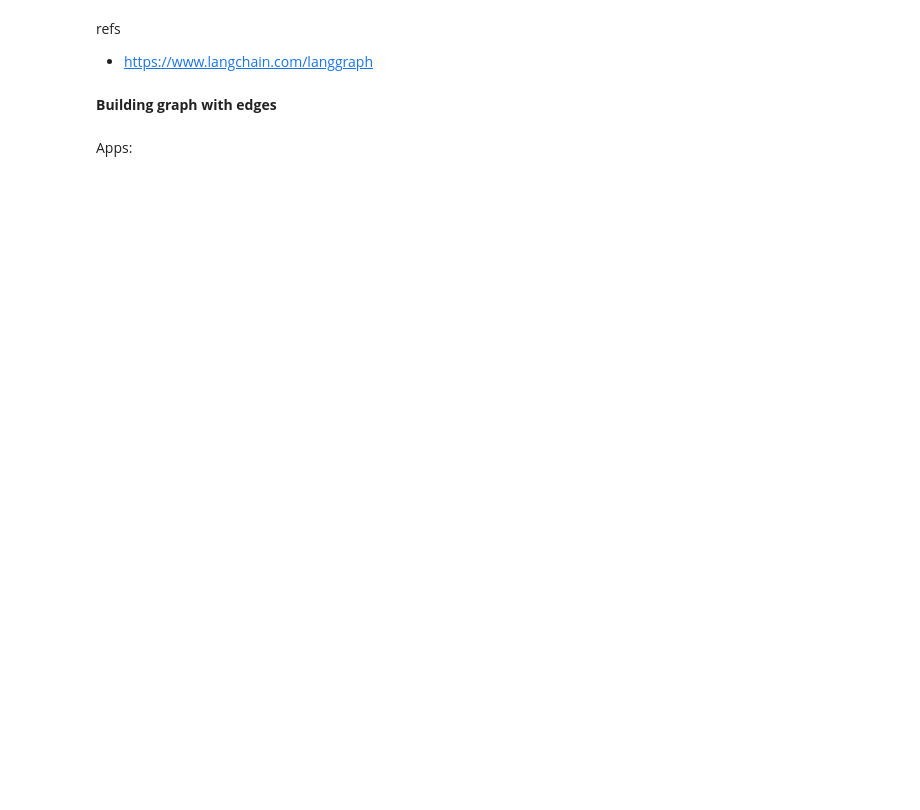
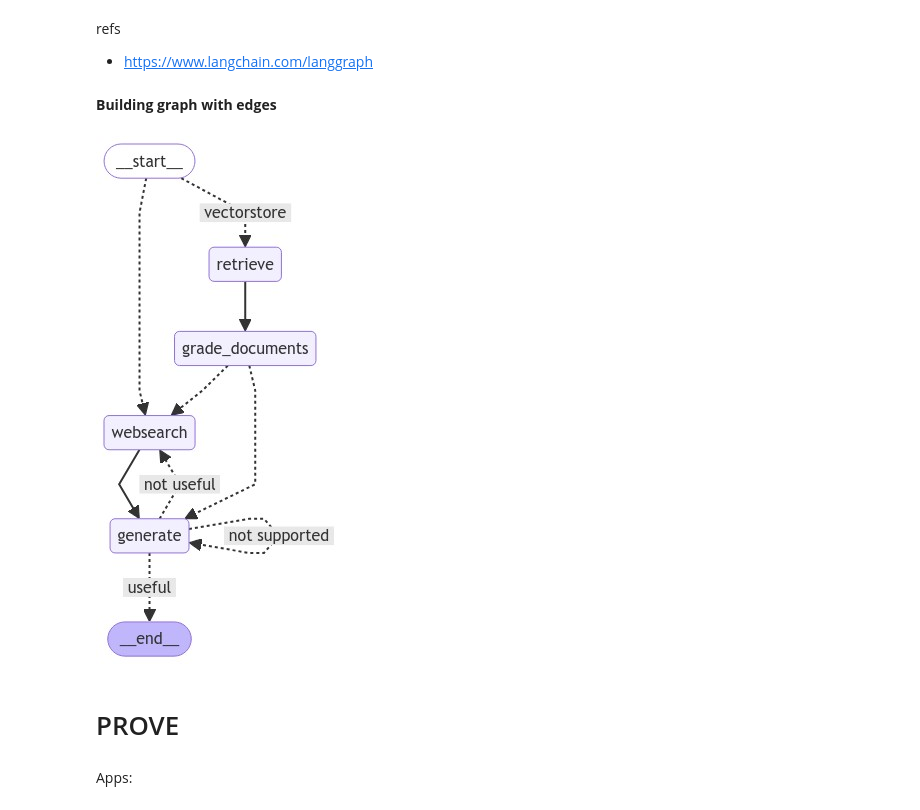
Before and after one commit to divadde/agentic_rag, a Jupyter notebook: agentic_rag.ipynb, the cells around one changed output. Saved outputs shown, nothing was run; the diff lists cells and outputs as text; code cells hidden in the pictures; blank space fills up the shorter version.

```diff
--- a/agentic_rag.ipynb
+++ b/agentic_rag.ipynb
@@ -142,10 +240,10 @@ def format_docs(docs):
 rag_chain = prompt | llm | StrOutputParser()
 
 # Run
-question = "agent memory"
-docs = retriever.invoke(question)
-generation = rag_chain.invoke({"context": docs, "question": question})
-print(generation)
+# question = "agent memory"
+# docs = retriever.invoke(question)
+# generation = rag_chain.invoke({"context": docs, "question": question})
+# print(generation)
 # %% [markdown]
 # Hallucinations check
 # %%
@@ -208,10 +306,10 @@ prompt = PromptTemplate(
 )
 
 question_router = prompt | llm | JsonOutputParser()
-question = "llm agent memory"
-docs = retriever.get_relevant_documents(question)
-doc_txt = docs[1].page_content
-print(question_router.invoke({"question": question}))
+# question = "llm agent memory"
+# docs = retriever.get_relevant_documents(question)
+# doc_txt = docs[1].page_content
+# print(question_router.invoke({"question": question}))
 # %% [markdown]
 refs:
 - https://python.langchain.com/v0.2/docs/integrations/tools/tavily_search/
@@ -236,7 +330,7 @@ from langgraph.graph import END, StateGraph, START
 ### State
 class GraphState(TypedDict):
     """
-    Represents the state of our graph.
+    Represents the state of graph of aspect agents.
 
     Attributes:
         question: question
@@ -357,7 +451,6 @@ def web_search(state):
 
 ### Conditional edge
 
-
 def route_question(state):
     """
     Route question to web search or RAG.
@@ -412,8 +505,6 @@ def decide_to_generate(state):
         return "generate"
 
 
-### Conditional edge
-
 
 def grade_generation_v_documents_and_question(state):
     """
@@ -469,8 +560,8 @@ workflow.add_conditional_edges(
     START,
     route_question,
     {
-        "websearch": "websearch",
-        "vectorstore": "retrieve",
+        "websearch": "websearch", #se la risposta è websearch, allora vai al nodo websearch
+        "vectorstore": "retrieve", #se la risposta è vectorstore, allora vai al nodo retrieve
     },
 )
 
@@ -493,6 +584,16 @@ workflow.add_conditional_edges(
         "not useful": "websearch",
     },
 )
+
+workflow_compiled = workflow.compile()
+# %%
+from IPython.display import Image, display
+
+display(Image(workflow_compiled.get_graph().draw_mermaid_png()))
+# %% [output]
+[figure, added]
+# %% [markdown]
+# PROVE
 # %% [markdown]
 Apps:
 # %%
```
Also changed, not shown: parts of 29 cells of this notebook.
